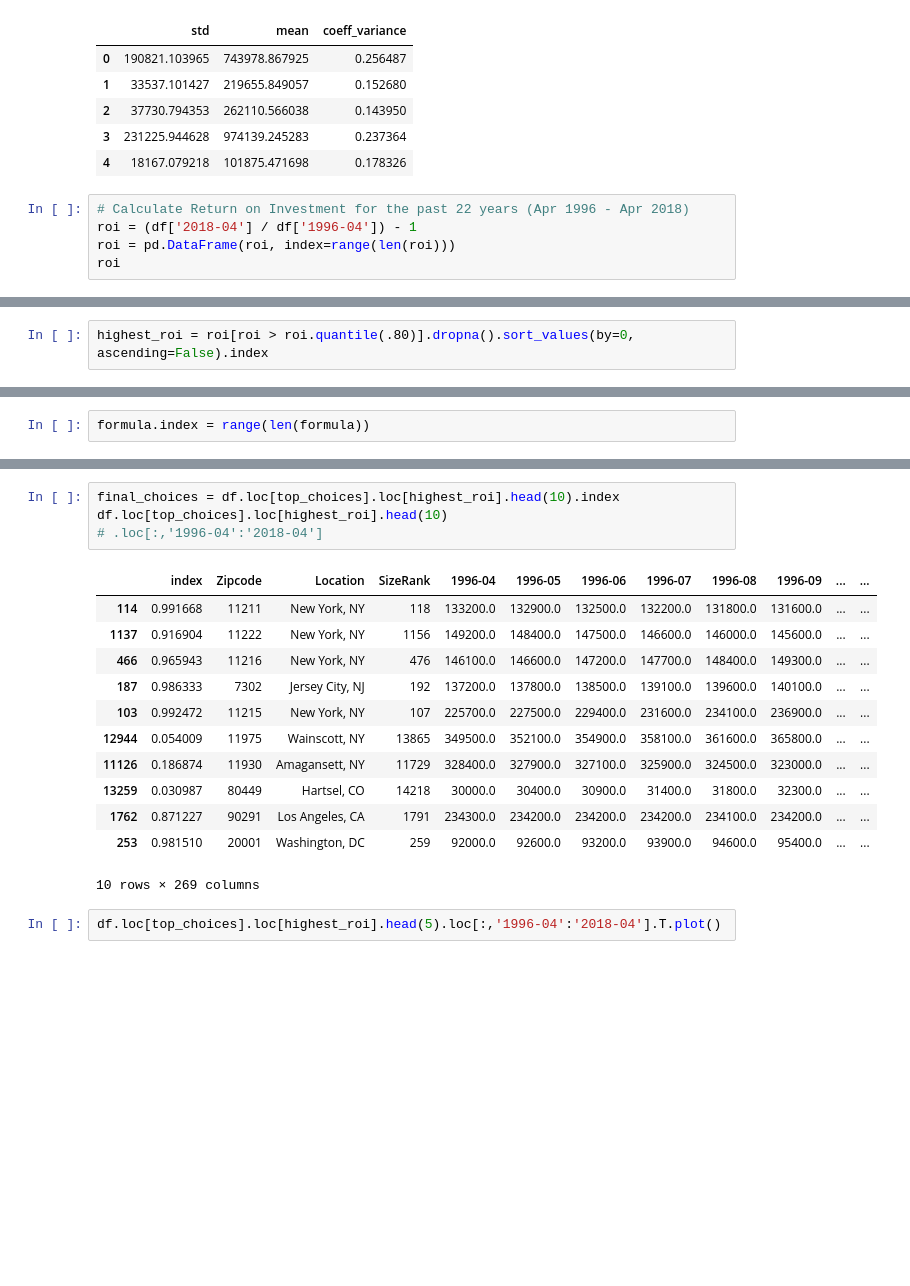
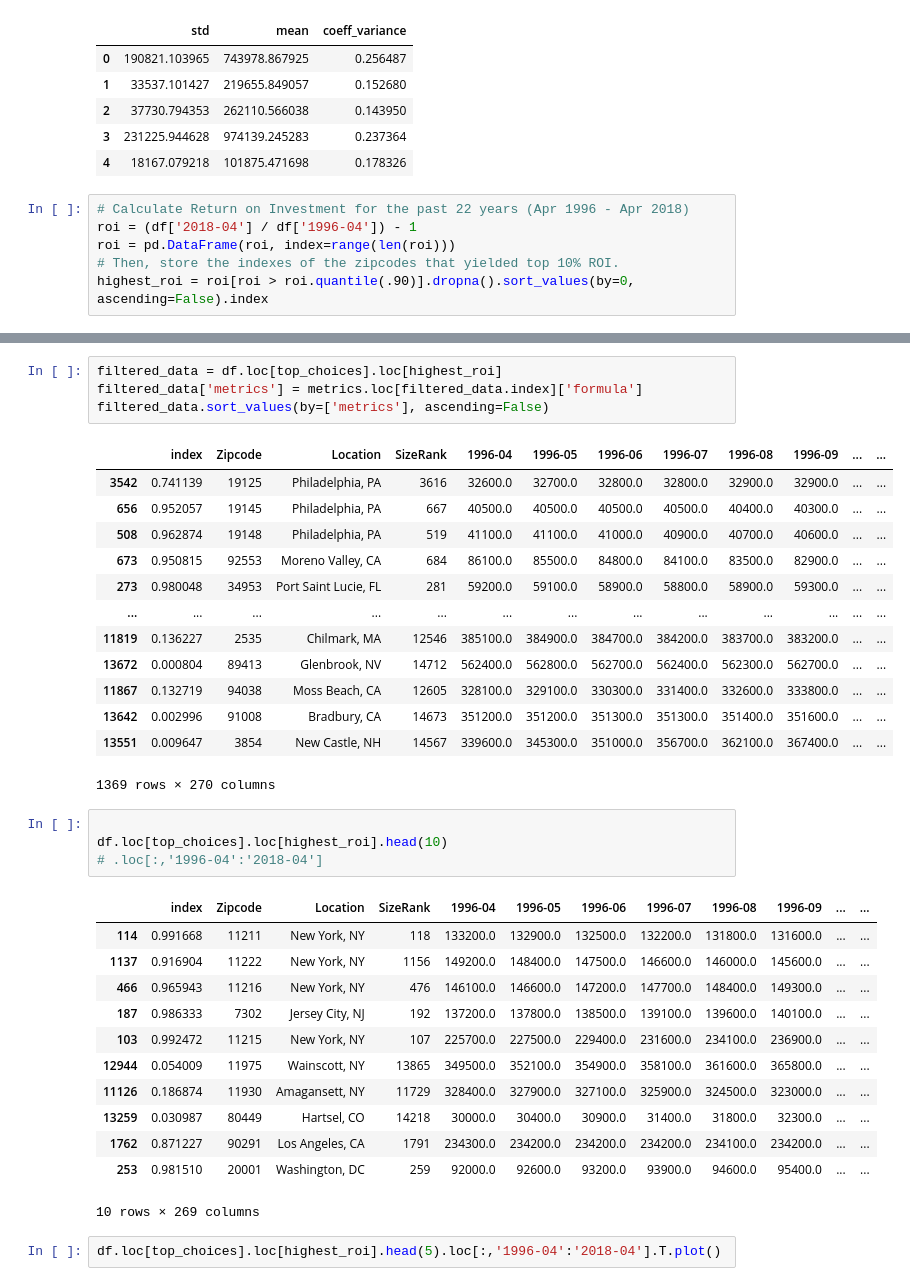
Before and after one commit to tjkim614/zillow_investment_recommendation, a Jupyter notebook: Final Model.ipynb, the cells around one changed output, grey strips where cells are left out. Cells and saved outputs as stored; diff of their text form; blank space fills up the shorter version.

Commit message:
metrics organize

```diff
--- a/Final Model.ipynb
+++ b/Final Model.ipynb
@@ -128,4 +116,5 @@ distribution.head()
 # Calculate Return on Investment for the past 22 years (Apr 1996 - Apr 2018)
 roi = (df['2018-04'] / df['1996-04']) - 1
 roi = pd.DataFrame(roi, index=range(len(roi)))
-roi
+# Then, store the indexes of the zipcodes that yielded top 10% ROI.
+highest_roi = roi[roi > roi.quantile(.90)].dropna().sort_values(by=0, ascending=False).index
@@ -146,3 +121 @@ roi
-# %%
-highest_roi = roi[roi > roi.quantile(.80)].dropna().sort_values(by=0, ascending=False).index
 # %%
@@ -153,3 +128 @@ coeff_variance = distribution['coeff_variance']
 formula = sr*size_rank + pr*price_range + cv*coeff_variance
-# %%
-formula.index = range(len(formula))
@@ -158,5 +175,23 @@ top_choices = pd.DataFrame(formula).sort_values(0, ascending = False).index
+# %%
+filtered_data = df.loc[top_choices].loc[highest_roi]
+filtered_data['metrics'] = metrics.loc[filtered_data.index]['formula']
+filtered_data.sort_values(by=['metrics'], ascending=False)
+# %% [output]
+|  | index | Zipcode | Location | SizeRank | 1996-04 | 1996-05 | 1996-06 | 1996-07 | 1996-08 | 1996-09 | ... | ... |
+| 3542 | 0.741139 | 19125 | Philadelphia, PA | 3616 | 32600.0 | 32700.0 | 32800.0 | 32800.0 | 32900.0 | 32900.0 | ... | ... |
+| 656 | 0.952057 | 19145 | Philadelphia, PA | 667 | 40500.0 | 40500.0 | 40500.0 | 40500.0 | 40400.0 | 40300.0 | ... | ... |
+| 508 | 0.962874 | 19148 | Philadelphia, PA | 519 | 41100.0 | 41100.0 | 41000.0 | 40900.0 | 40700.0 | 40600.0 | ... | ... |
+| 673 | 0.950815 | 92553 | Moreno Valley, CA | 684 | 86100.0 | 85500.0 | 84800.0 | 84100.0 | 83500.0 | 82900.0 | ... | ... |
+| 273 | 0.980048 | 34953 | Port Saint Lucie, FL | 281 | 59200.0 | 59100.0 | 58900.0 | 58800.0 | 58900.0 | 59300.0 | ... | ... |
+| ... | ... | ... | ... | ... | ... | ... | ... | ... | ... | ... | ... | ... |
+| 11819 | 0.136227 | 2535 | Chilmark, MA | 12546 | 385100.0 | 384900.0 | 384700.0 | 384200.0 | 383700.0 | 383200.0 | ... | ... |
+| 13672 | 0.000804 | 89413 | Glenbrook, NV | 14712 | 562400.0 | 562800.0 | 562700.0 | 562400.0 | 562300.0 | 562700.0 | ... | ... |
+| 11867 | 0.132719 | 94038 | Moss Beach, CA | 12605 | 328100.0 | 329100.0 | 330300.0 | 331400.0 | 332600.0 | 333800.0 | ... | ... |
+| 13642 | 0.002996 | 91008 | Bradbury, CA | 14673 | 351200.0 | 351200.0 | 351300.0 | 351300.0 | 351400.0 | 351600.0 | ... | ... |
+| 13551 | 0.009647 | 3854 | New Castle, NH | 14567 | 339600.0 | 345300.0 | 351000.0 | 356700.0 | 362100.0 | 367400.0 | ... | ... |
+1369 rows × 270 columns
 # %%
-final_choices = df.loc[top_choices].loc[highest_roi].head(10).index
+
 df.loc[top_choices].loc[highest_roi].head(10)
 # .loc[:,'1996-04':'2018-04']
 # %% [output]
```
Also changed, not shown: parts of 20 cells of this notebook.
